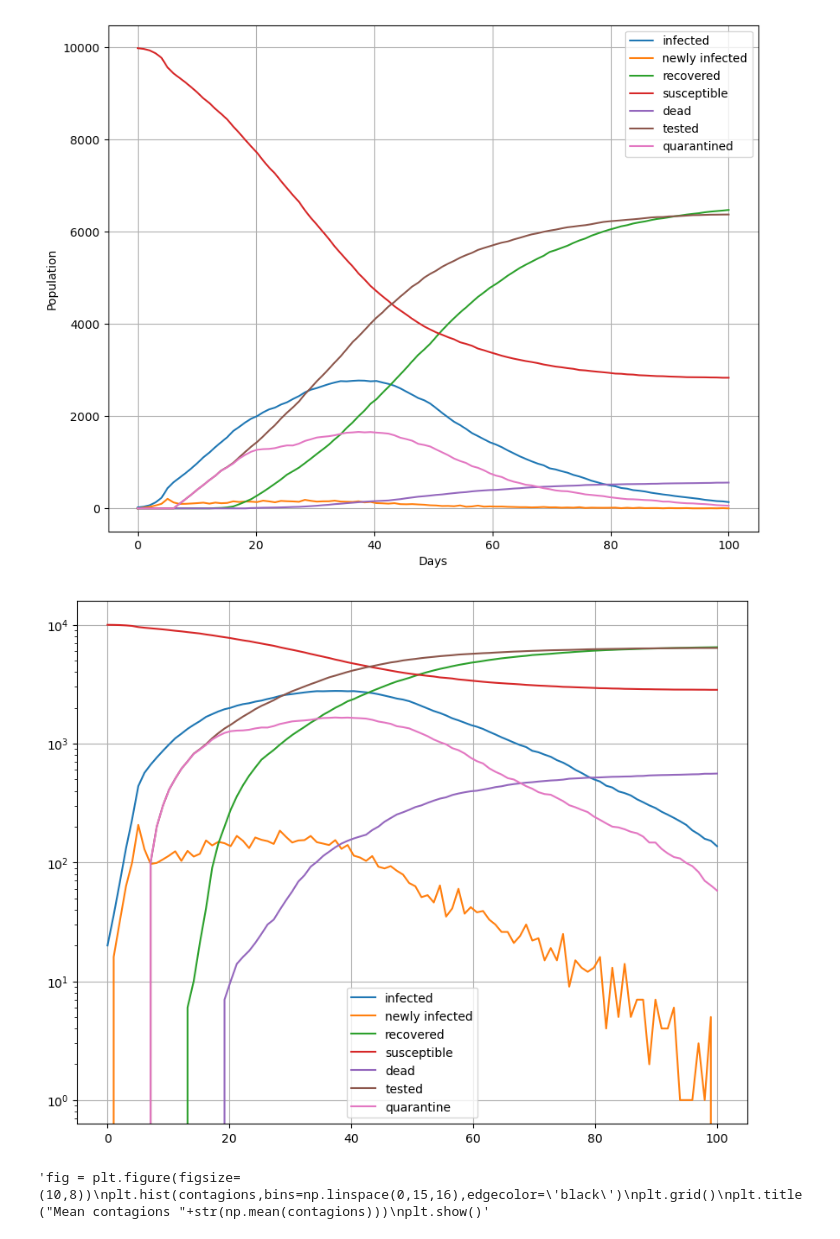
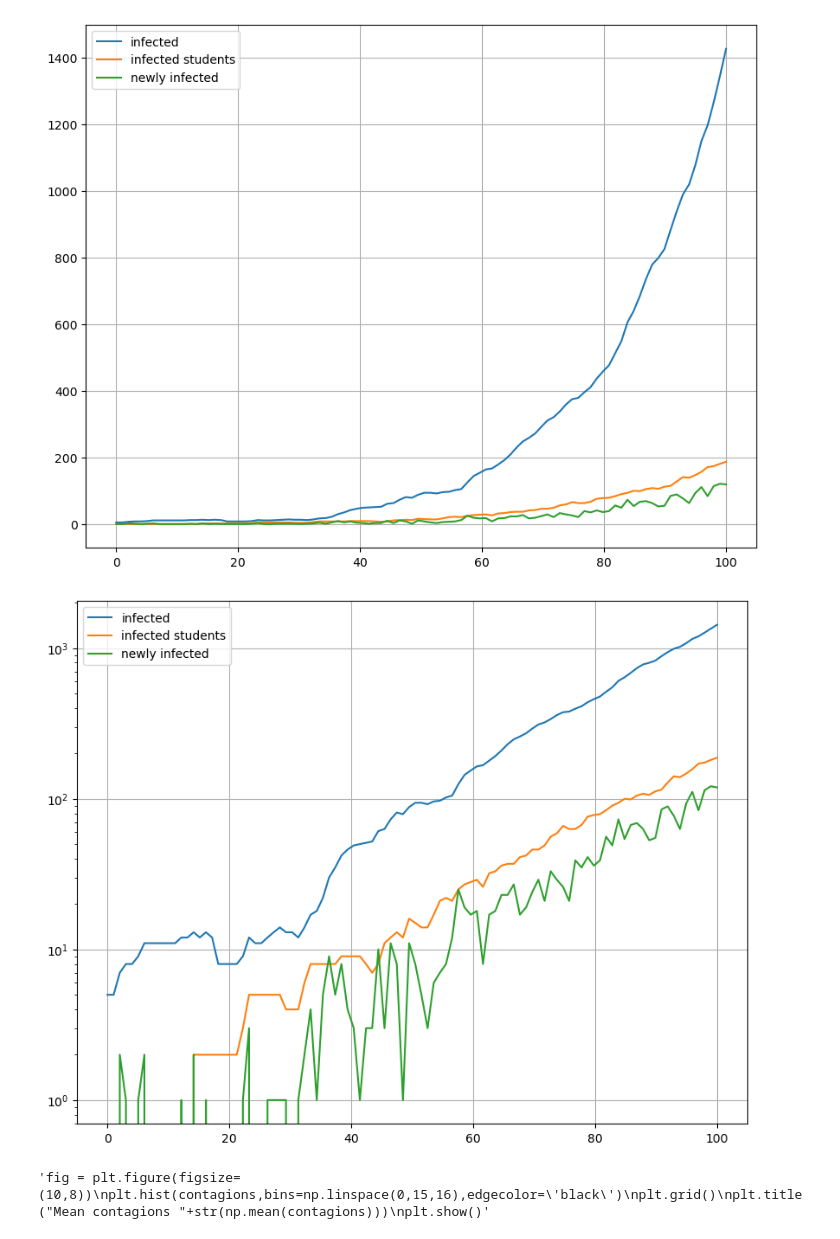
Before and after one commit to Queens-Physics/quaboom, a Jupyter notebook: RunEpidemicPlot.ipynb, the cells around one changed output. Cells and saved outputs as stored; diff of their text form; code cells hidden in the pictures.

```diff
--- a/RunEpidemicPlot.ipynb
+++ b/RunEpidemicPlot.ipynb
@@ -6,11 +6,9 @@ from simulation import RunEpidemic as simulation
 # %%
-# Run the simulation
+#Run a simulation
 nDays = 100 #simulation length
-nPop = int(1e4) #the population
-n0 = 20 # number infected on day 0
+nPop = int(10e4) #the population
+n0 = 5 # number infected on day 0
 
 # Function with interaction sites
-# infected, new_infected, recovered, susceptible, dead, tested, quarantined, Population = interaction_sim(nPop, n0, nDays)
-
-infected, new_infected, recovered, susceptible, dead, tested, new_tested, quarantined, new_quarantined, masks, lockdown, Population = policy_sim(nPop, n0, nDays)
+infected, new_infected, recovered, susceptible, dead, tested, quarantined, masks, lockdown, inf_students, Population = sim(nPop, n0, nDays)
 # %% [output]
@@ -34,38 +32,38 @@ Day: 7, infected: 664, recovered: 0, suceptible: 9336, dead: 0, tested: 100 tota
 # %%
 days = np.linspace(0,len(infected),len(infected))
 
 plt.figure(figsize=(10, 8), dpi=100)
 plt.plot(days,infected,label="infected")
+plt.plot(days,inf_students,label="infected students")
 plt.plot(days,new_infected,label="newly infected")
-plt.plot(days,recovered,label="recovered")
-plt.plot(days,susceptible,label="susceptible")
-plt.plot(days,dead,label="dead")
-plt.plot(days,tested,label="tested")
-plt.plot(days,quarantined,label="quarantined")
-plt.xlabel("Days")
-plt.ylabel("Population")
+#plt.plot(days,recovered,label="recovered")
+#plt.plot(days,susceptible,label="susceptible")
+#plt.plot(days,dead,label="dead")
+#plt.plot(days,tested,label="tested")
+#plt.plot(days,quarantined,label="quarantined")
 plt.grid()
 plt.legend()
 
 plt.figure(figsize=(10, 8), dpi=100)
 plt.plot(days,infected,label="infected")
+plt.plot(days,inf_students,label="infected students")
 plt.plot(days,new_infected,label="newly infected")
-plt.plot(days,recovered,label="recovered")
-plt.plot(days,susceptible,label="susceptible")
-plt.plot(days,dead,label="dead")
-plt.plot(days,tested,label="tested")
-plt.plot(days,quarantined,label="quarantine")
+#plt.plot(days,recovered,label="recovered")
+#plt.plot(days,susceptible,label="susceptible")
+#plt.plot(days,dead,label="dead")
+#plt.plot(days,tested,label="tested")
+#plt.plot(days,quarantined,label="quarantine")
 plt.grid()
 plt.legend()
 plt.yscale("log")
 plt.show()
 
 '''fig = plt.figure(figsize=(10,8))
 plt.hist(contagions,bins=np.linspace(0,15,16),edgecolor='black')
 plt.grid()
 plt.title("Mean contagions "+str(np.mean(contagions)))
 plt.show()'''
 # %% [output]
-[figure, old version]
+[figure, new version]
-[figure, old version]
+[figure, new version]
 'fig = plt.figure(figsize=(10,8))\nplt.hist(contagions,bins=np.linspace(0,15,16),edgecolor=\'black\')\nplt.grid()\nplt.title("Mean contagions "+str(np.mean(contagions)))\nplt.show()'
```
Also changed, not shown: parts of 3 cells of this notebook, 2 other files.
